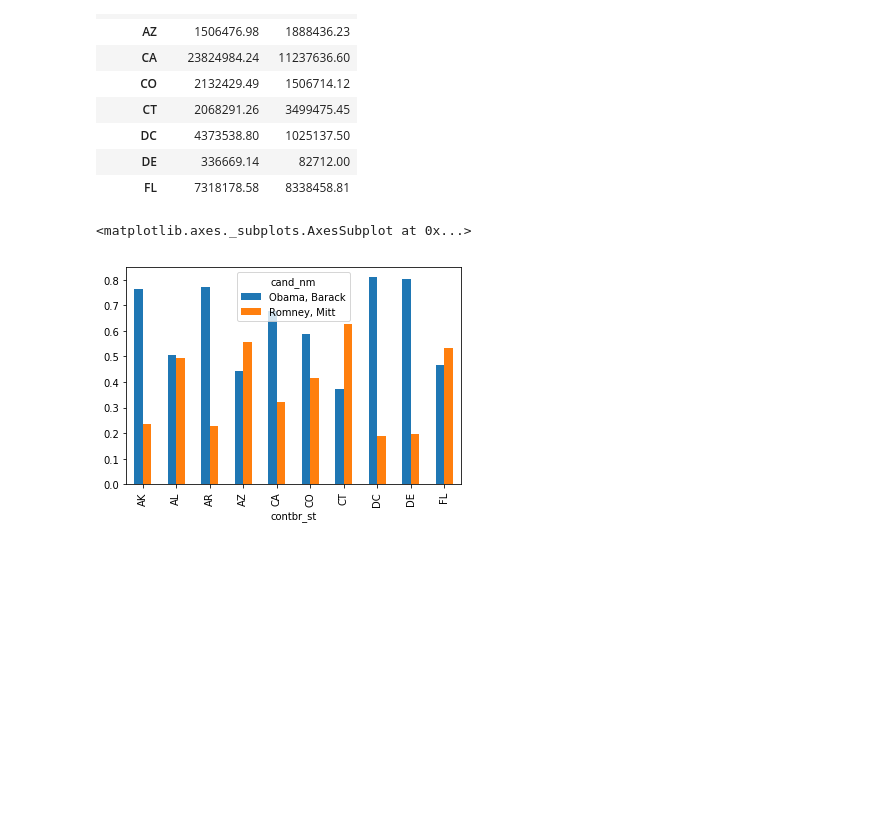
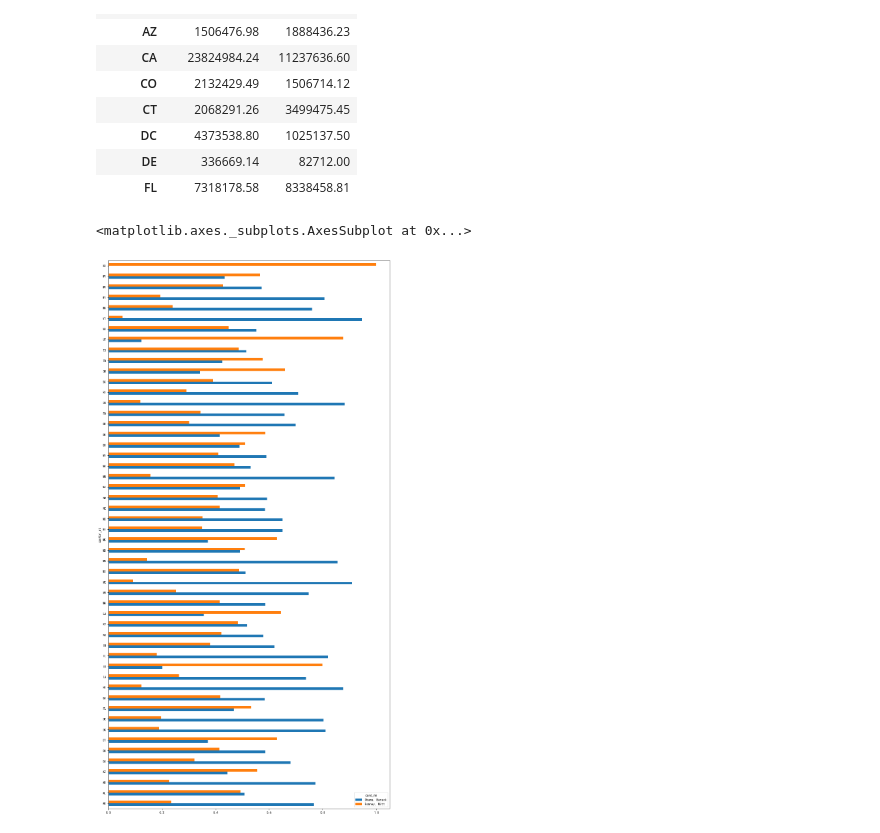
Before and after one commit to baiyinnamula/pydata-book, a Jupyter notebook: exercise/ch14.ipynb, the cells around one changed output. Saved outputs shown, nothing was run; the diff lists cells and outputs as text; code cells hidden in the pictures; blank space fills up the shorter version.

```diff
--- a/exercise/ch14.ipynb
+++ b/exercise/ch14.ipynb
@@ -4,2 +1,12 @@ import numpy as np
+# %%
+import pandas as pd
+import numpy as np
+import matplotlib.pyplot as plt
+# mpl.rc('image', cmap='tab10')
+# plt.rcParams['image.cmap'] = 'tab10'
+plt.rcParams['figure.figsize'] = (15.0, 8.0) # 固定显示大小
+plt.rcParams['font.family'] = ['sans-serif'] # 显示中文问题
+plt.rcParams['font.sans-serif'] = ['SimHei'] # 显示中文问题
+plt.rcParams['axes.unicode_minus'] = False # 显示负号
 # %% [markdown]
 ## 14.5 2012年联邦选举委员会数据库
@@ -329,7 +326,7 @@ totals[:10]
 | FL | 7318178.58 | 8338458.81 |
 # %%
 precent = totals.div(totals.sum(1), axis=0)
-precent[:10].plot.bar()
+precent.plot.barh(figsize=(15,30))
 # %% [output]
 <matplotlib.axes._subplots.AxesSubplot at 0x...>
-[figure, old version]
+[figure, new version]
```
Also changed, not shown: parts of 17 cells of this notebook.
